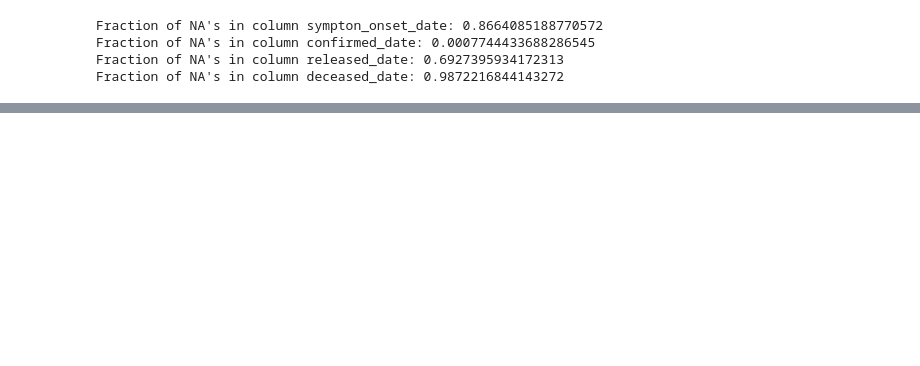
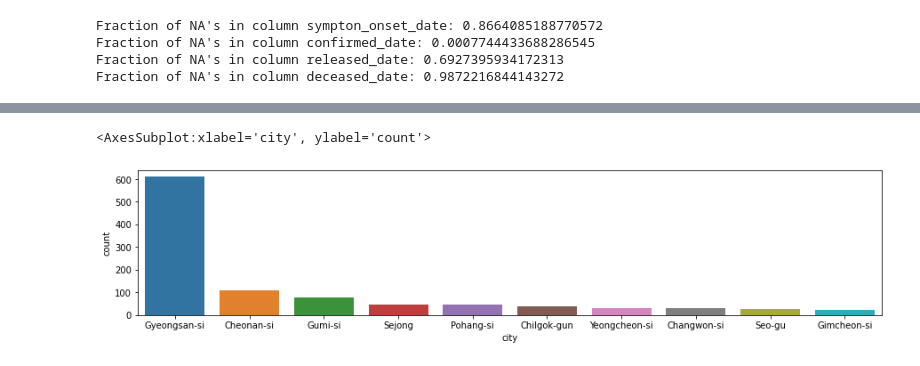
Before and after one commit to jopagel/Korean-Corona-Cases, a Jupyter notebook: Data_Analysis.ipynb, the cells around one changed output, grey strips where cells are left out. Cells and saved outputs as stored; diff of their text form; code cells hidden in the pictures; blank space fills up the shorter version.

```diff
--- a/Data_Analysis.ipynb
+++ b/Data_Analysis.ipynb
@@ -75,0 +79,6 @@ dtype: object
+# %%
+plt.figure(figsize = (15,3))
+sns.countplot(x = "city", data = df, order=df.city.value_counts().iloc[:10].index)
+# %% [output]
+<AxesSubplot:xlabel='city', ylabel='count'>
+[figure, added]
```
Also changed, not shown: parts of 10 cells of this notebook, 2 other files.
